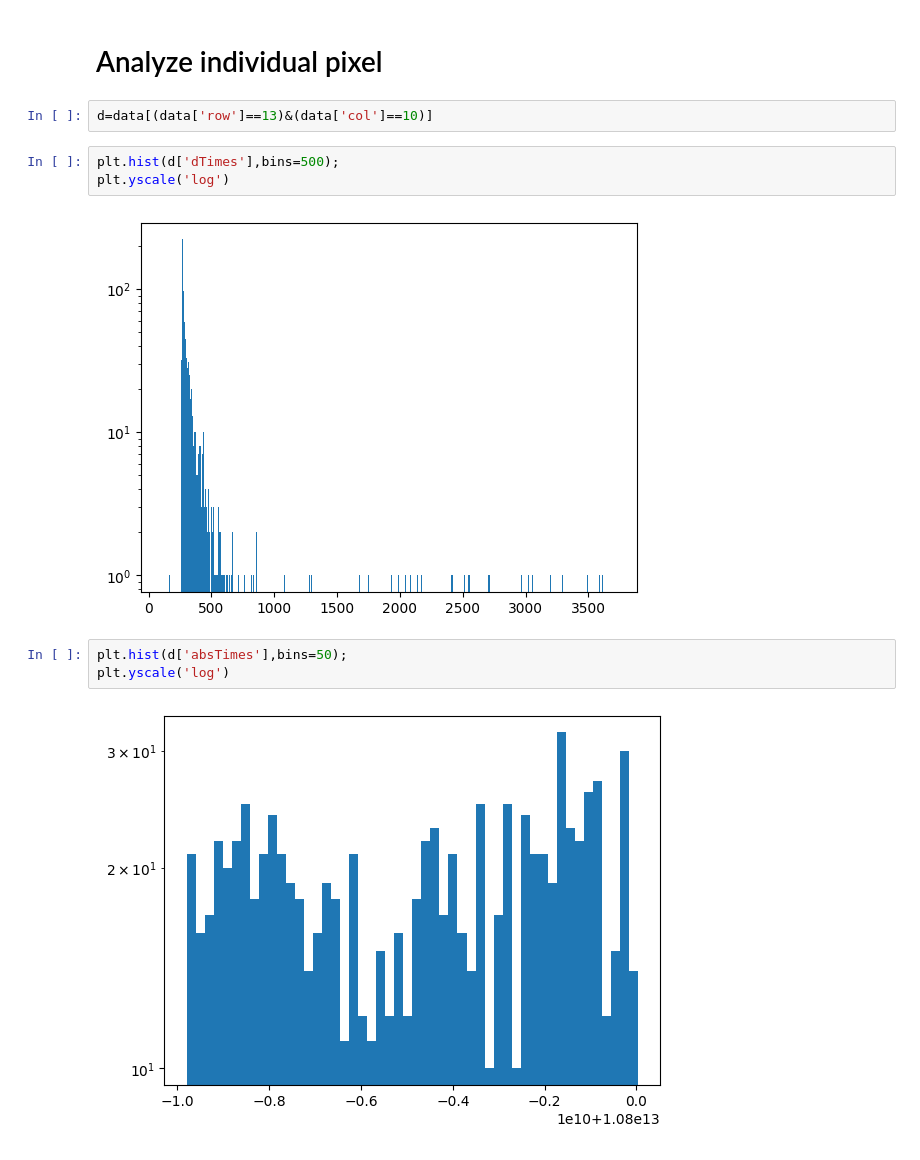
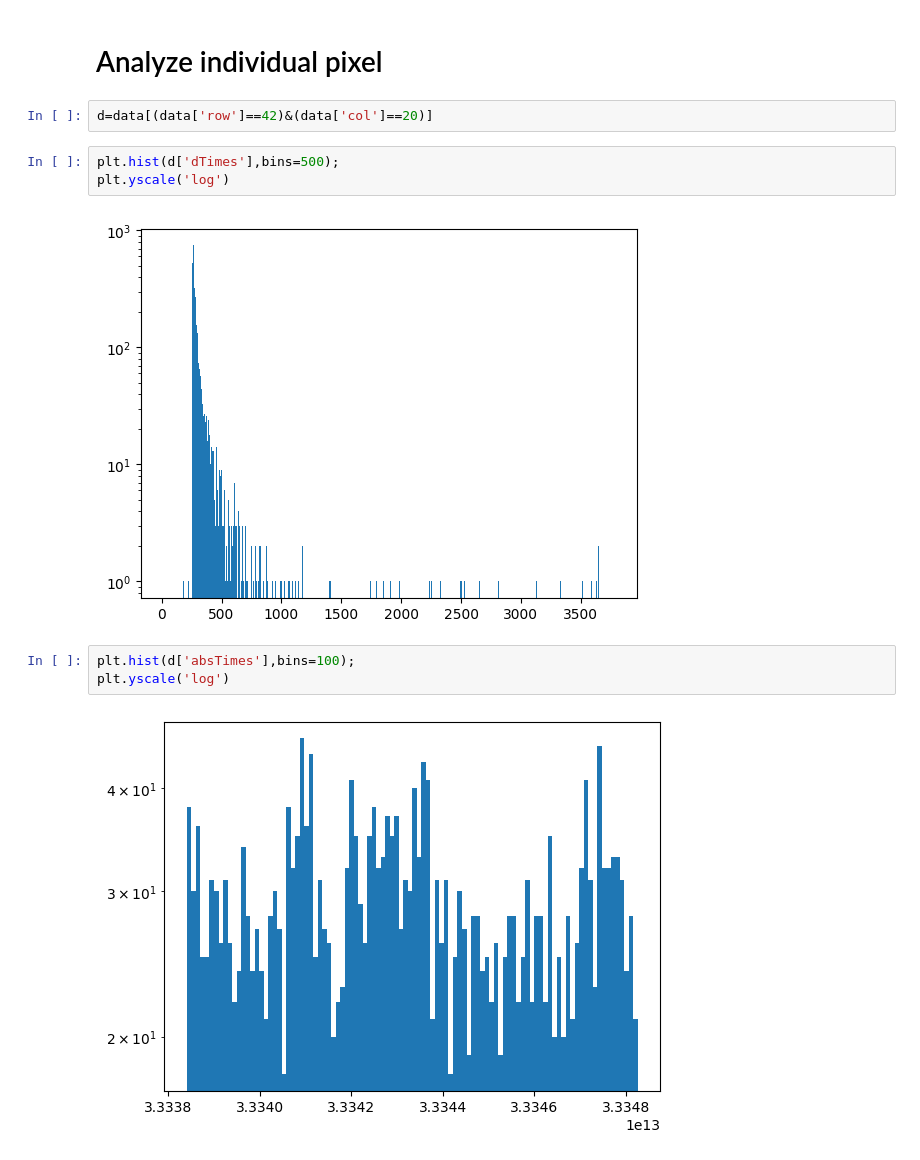
Before and after one commit to MikelElorza/Data-analysis, a Jupyter notebook: Narrow field/Imaging/Imaging_with_markers.ipynb, the cells around one changed output. Cells and saved outputs as stored; diff of their text form.

```diff
--- a/Narrow field/Imaging/Imaging_with_markers.ipynb
+++ b/Narrow field/Imaging/Imaging_with_markers.ipynb
@@ -105,14 +122,14 @@ plt.colorbar()
 # %% [markdown]
 # Analyze individual pixel
 # %%
-d=data[(data['row']==13)&(data['col']==10)]
+d=data[(data['row']==42)&(data['col']==20)]
 # %%
 plt.hist(d['dTimes'],bins=500);
 plt.yscale('log')
 # %% [output]
-[figure, old version]
+[figure, new version]
 # %%
-plt.hist(d['absTimes'],bins=50);
+plt.hist(d['absTimes'],bins=100);
 plt.yscale('log')
 # %% [output]
-[figure, old version]
+[figure, new version]
```
Also changed, not shown: parts of 9 cells of this notebook.
